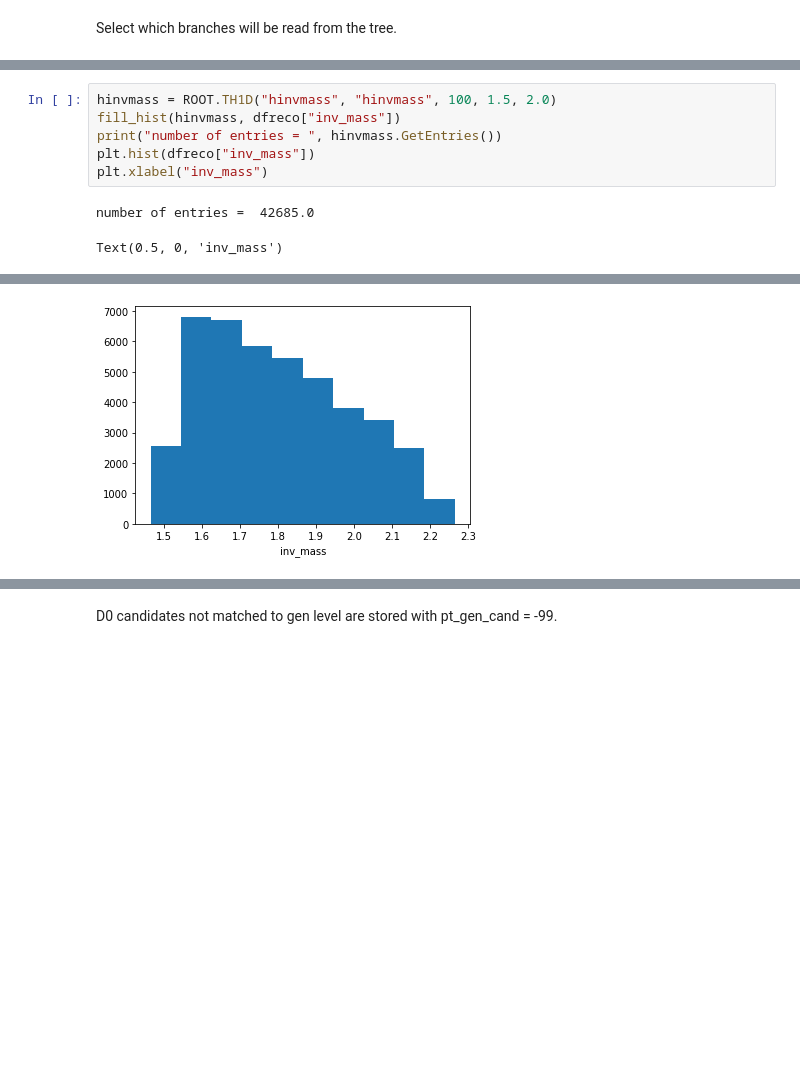
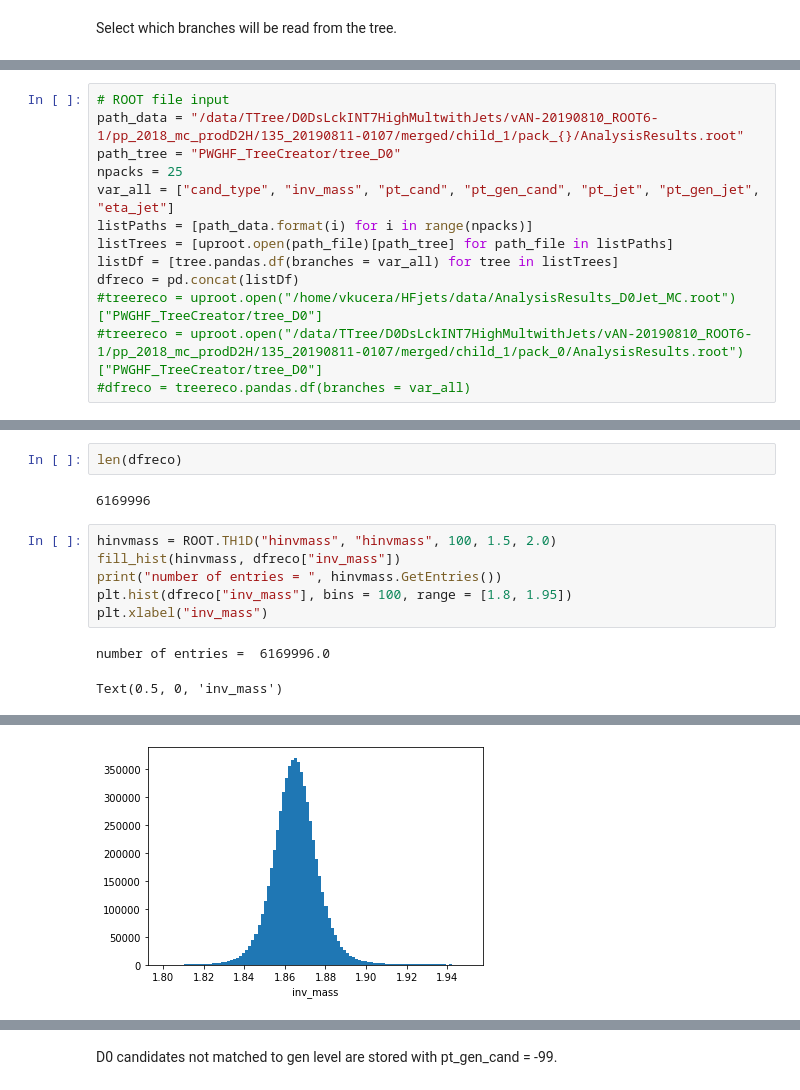
Before and after one commit to alisw/MachineLearningHEP, a Jupyter notebook: Notebooks/Response.ipynb, the cells around one changed output, grey strips where cells are left out. Saved outputs shown, nothing was run; the diff lists cells and outputs as text; blank space fills up the shorter version.

```diff
--- a/Notebooks/Response.ipynb
+++ b/Notebooks/Response.ipynb
@@ -49,0 +25,13 @@ treereco.numentries
+# %%
+# ROOT file input
+path_data = "/data/TTree/D0DsLckINT7HighMultwithJets/vAN-20190810_ROOT6-1/pp_2018_mc_prodD2H/135_20190811-0107/merged/child_1/pack_{}/AnalysisResults.root"
+path_tree = "PWGHF_TreeCreator/tree_D0"
+npacks = 25
+var_all = ["cand_type", "inv_mass", "pt_cand", "pt_gen_cand", "pt_jet", "pt_gen_jet", "eta_jet"]
+listPaths = [path_data.format(i) for i in range(npacks)]
+listTrees = [uproot.open(path_file)[path_tree] for path_file in listPaths]
+listDf = [tree.pandas.df(branches = var_all) for tree in listTrees]
+dfreco = pd.concat(listDf)
+#treereco = uproot.open("/home/vkucera/HFjets/data/AnalysisResults_D0Jet_MC.root")["PWGHF_TreeCreator/tree_D0"]
+#treereco = uproot.open("/data/TTree/D0DsLckINT7HighMultwithJets/vAN-20190810_ROOT6-1/pp_2018_mc_prodD2H/135_20190811-0107/merged/child_1/pack_0/AnalysisResults.root")["PWGHF_TreeCreator/tree_D0"]
+#dfreco = treereco.pandas.df(branches = var_all)
@@ -50,9 +71,13 @@ treereco.numentries
+# %%
+len(dfreco)
+# %% [output]
+6169996
 # %%
 hinvmass = ROOT.TH1D("hinvmass", "hinvmass", 100, 1.5, 2.0)
 fill_hist(hinvmass, dfreco["inv_mass"])
 print("number of entries = ", hinvmass.GetEntries())
-plt.hist(dfreco["inv_mass"])
+plt.hist(dfreco["inv_mass"], bins = 100, range = [1.8, 1.95])
 plt.xlabel("inv_mass")
 # %% [output]
-number of entries =  42685.0
+number of entries =  6169996.0
 Text(0.5, 0, 'inv_mass')
@@ -60,4 +84,4 @@ Warning in <TROOT::Append>: Replacing existing TH1: hinvmass (Potential memory l
-[figure, old version]
+[figure, new version]
 # %%
 plt.hist(dfreco["pt_gen_cand"], bins = 25, range = [-100, 25])
 plt.yscale('log')
```
Also changed, not shown: parts of 21 cells of this notebook.
